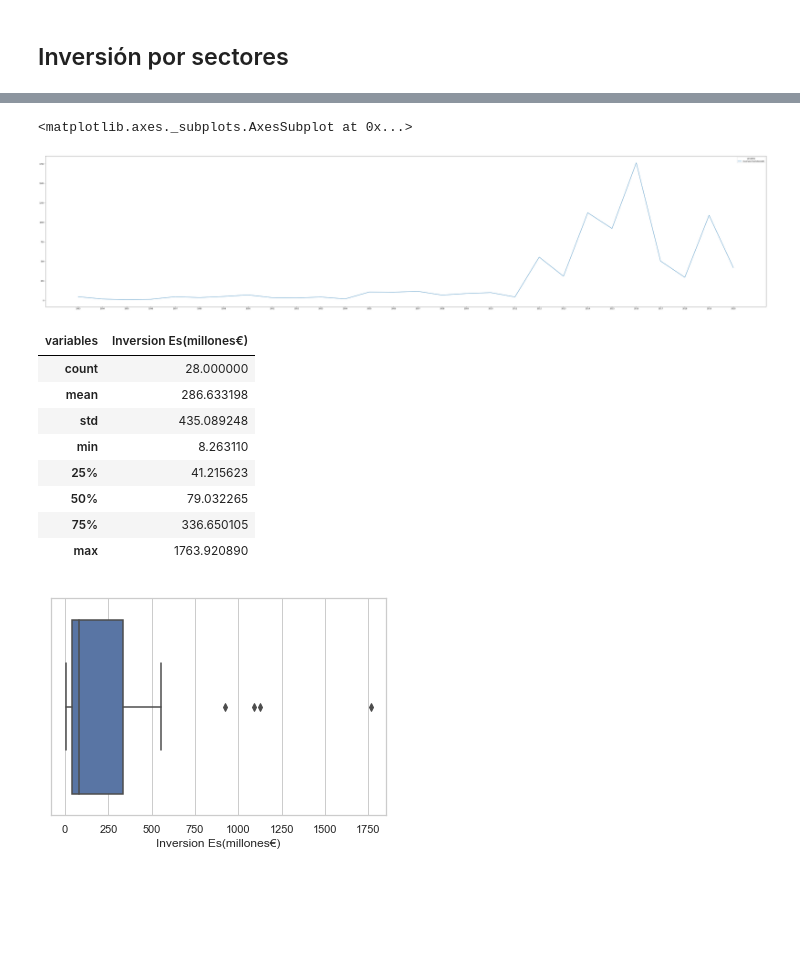
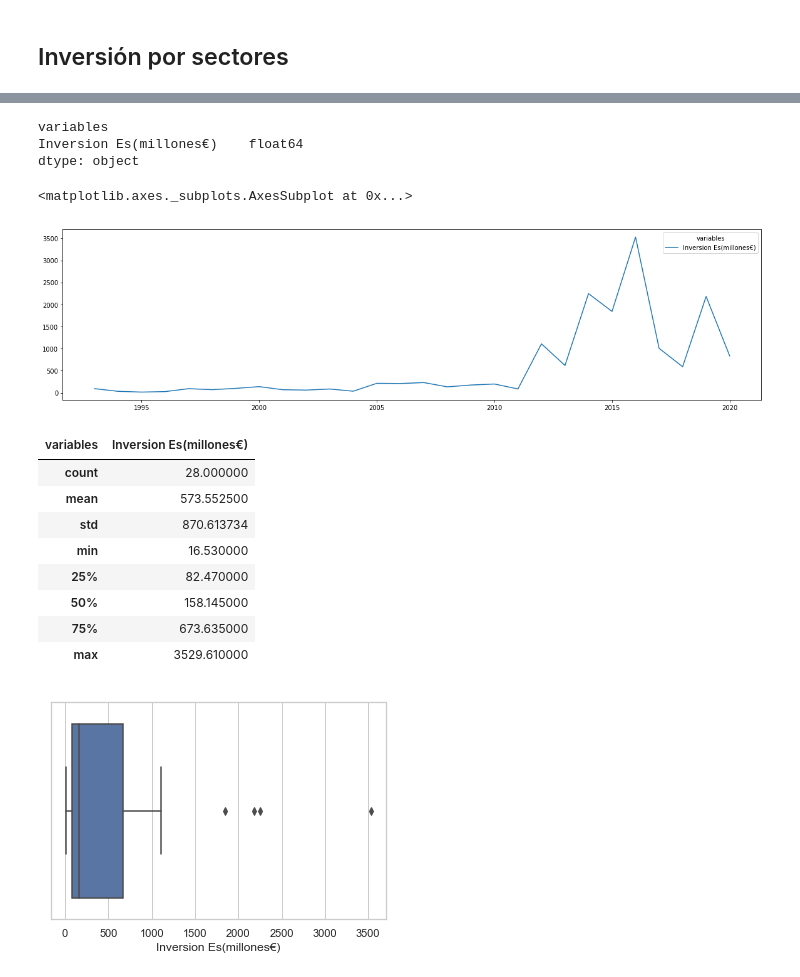
Before and after one commit to Afri-cola/Kschool-TFM, a Jupyter notebook: Inversion ES.ipynb, the cells around one changed output, grey strips where cells are left out. Drawn from its saved outputs; the diff is of its cells as text; code cells hidden in the pictures; blank space fills up the shorter version.

Commit message:
inversion esañola

```diff
--- a/Inversion ES.ipynb
+++ b/Inversion ES.ipynb
@@ -205,5 +206,5 @@ df_mex = df.groupby('variables').sum()
 # %%
-df_mex = df_mex.drop(['industry'], axis=1)
+#df_mex = df_mex.drop(['industry'], axis=1)
 # %%
 df_mex = df_mex.div(1000)
 df_mex
@@ -214,6 +215,7 @@ df_mex
 1 rows × 28 columns
 # %%
 df_mex = df_mex.transpose()
+df_mex = df_mex.round(2)
 df_mex.head()
 # %% [output]
 | variables | Inversion Es(millones€) |
@@ -224,0 +227,3 @@ df_mex.head()
+# %%
+df_mex.index = pd.to_datetime(df_mex.index).year
+df_mex.head()
@@ -225,21 +237,27 @@ df_mex.head()
+# %%
+df_mex.dtypes
+# %% [output]
+variables
+Inversion Es(millones€)    float64
+dtype: object
 # %%
-plt.figure(figsize=(70,15))
+plt.figure(figsize=(20,5))
 sns.lineplot(data=df_mex)
 # %% [output]
 <matplotlib.axes._subplots.AxesSubplot at 0x...>
-[figure, old version]
+[figure, new version]
 # %%
 df_mex.describe()
 # %% [output]
 | variables | Inversion Es(millones€) |
 | count | 28.000000 |
-| mean | 286.633198 |
-| std | 435.089248 |
-| min | 8.263110 |
-| 25% | 41.215623 |
-| 50% | 79.032265 |
-| 75% | 336.650105 |
-| max | 1763.920890 |
+| mean | 573.552500 |
+| std | 870.613734 |
+| min | 16.530000 |
+| 25% | 82.470000 |
+| 50% | 158.145000 |
+| 75% | 673.635000 |
+| max | 3529.610000 |
 # %%
 sns.set_theme(style="whitegrid")
 ax = sns.boxplot(x=df_mex["Inversion Es(millones€)"])
```
Also changed, not shown: parts of 18 cells of this notebook.
